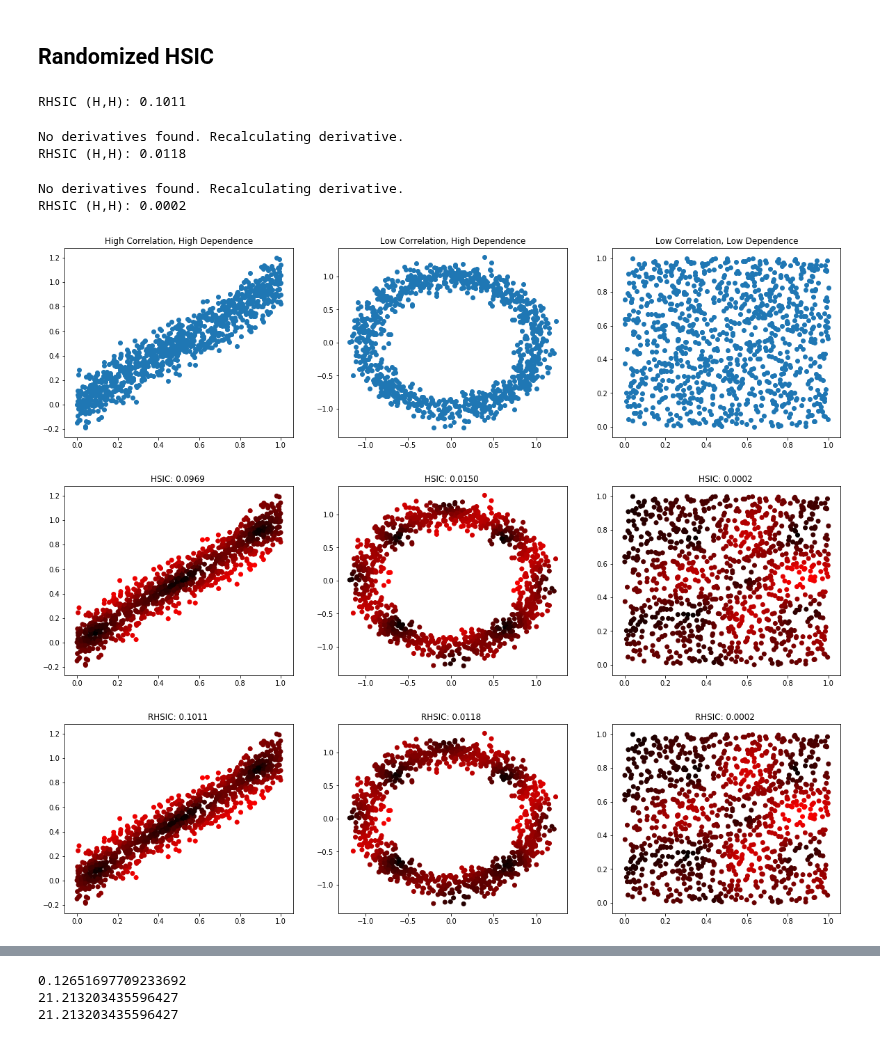
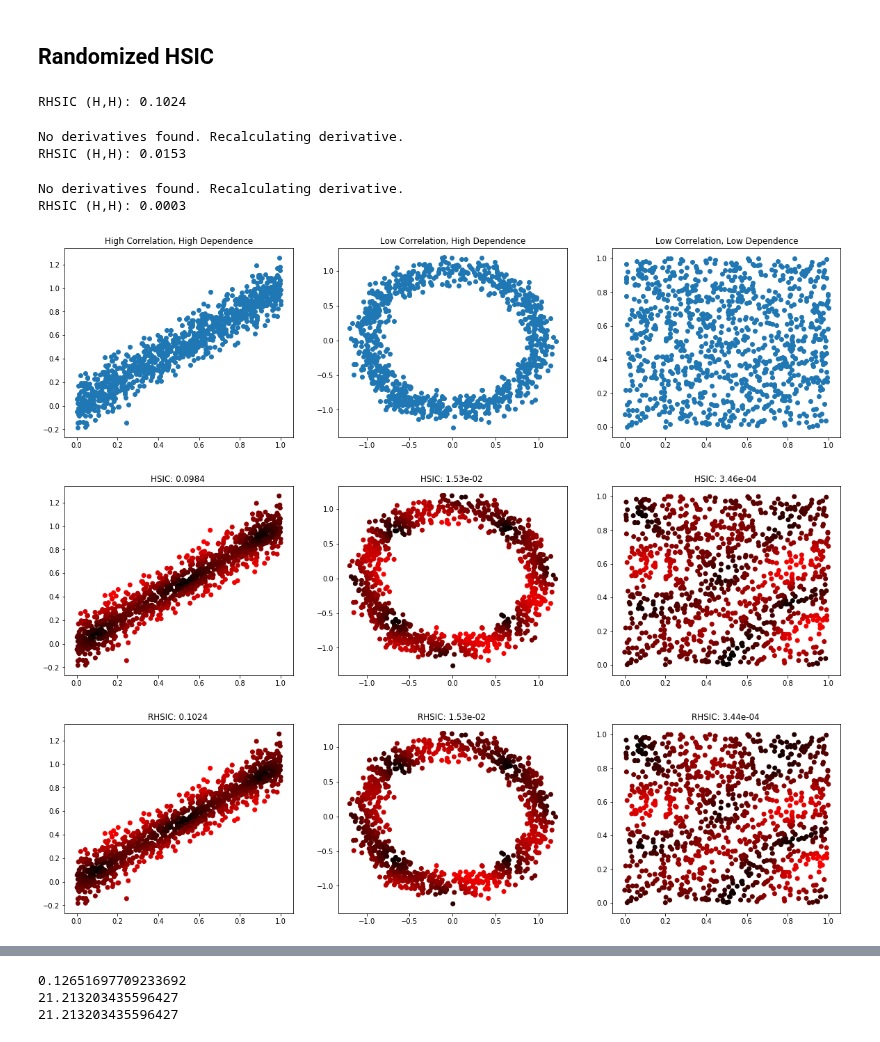
Before and after one commit to jejjohnson/kernellib, a Jupyter notebook: notebooks/development/dependence/demo_rhsic.ipynb, the cells around one changed output, grey strips where cells are left out. Drawn from its saved outputs; the diff is of its cells as text; code cells hidden in the pictures.

Commit message:
Updated HSIC Figures. Cleaned/Streamlined Functions.

```diff
--- a/notebooks/development/dependence/demo_rhsic.ipynb
+++ b/notebooks/development/dependence/demo_rhsic.ipynb
@@ -73,0 +100,10 @@ sens = dict()
+# %%
+hsic_model = HSIC(kernel='lin', random_state=1234)
+
+hsic_model.fit(x3, y3);
+
+hsic_vals['ll'] = hsic_model.hsic_value
+# sens['hh'] = hsic_model.sensitivity()
+
+# hsic value
+print(f"HSIC (L,L): {hsic_vals['ll']}")
@@ -153,7 +194,7 @@ plt.show()
 # %% [markdown]
 ## Randomized HSIC
 # %%
-rhsic_model = RHSIC(kernel='rbf', n_features=100, random_state=None)
+rhsic_model = RHSIC(kernel_approx='rff', n_features=100, random_state=1234)
 
 rhsic_model.fit(x1, y1);
 
@@ -164,9 +205,9 @@ sens['rhh'] = rhsic_model.sensitivity()
 # hsic value
 print(f"RHSIC (H,H): {rhsic_model.hsic_value:.4f}")
 # %% [output]
-RHSIC (H,H): 0.1011
+RHSIC (H,H): 0.1024
 # %%
-rhsic_model = RHSIC(kernel='rbf', n_features=50, random_state=None)
+rhsic_model = RHSIC(kernel_approx='rff', n_features=50, random_state=1234)
 
 rhsic_model.fit(x2, y2);
 
@@ -178,9 +219,9 @@ sens['rlh'] = rhsic_model.sensitivity()
 print(f"RHSIC (H,H): {rhsic_model.hsic_value:.4f}")
 # %% [output]
 No derivatives found. Recalculating derivative.
-RHSIC (H,H): 0.0118
+RHSIC (H,H): 0.0153
 # %%
-rhsic_model = RHSIC(kernel='rbf', n_features=50, random_state=None)
+rhsic_model = RHSIC(kernel_approx='rff', n_features=50, random_state=1234)
 
 rhsic_model.fit(x3, y3);
 
@@ -192,7 +233,7 @@ sens['rll'] = rhsic_model.sensitivity()
 print(f"RHSIC (H,H): {rhsic_model.hsic_value:.4f}")
 # %% [output]
 No derivatives found. Recalculating derivative.
-RHSIC (H,H): 0.0002
+RHSIC (H,H): 0.0003
 # %%
 fig, ax = plt.subplots(figsize=(20,5), nrows=1, ncols=3)
 
@@ -219,40 +260,40 @@ cmap=LinearSegmentedColormap.from_list('mycmap', my_colors)
 
 
 ax[0].scatter(x1, y1, c=sens['hh'], cmap=cmap)
 ax[0].set_title(f"HSIC: {hsic_vals['hh']:.4f} ")
 
 ax[1].scatter(x2, y2, c=sens['lh'], cmap=cmap)
-ax[1].set_title(f"HSIC: {hsic_vals['lh']:.4f} ")
+ax[1].set_title(f"HSIC: {hsic_vals['lh']:.2e} ")
 
 ax[2].scatter(x3, y3, c=sens['ll'], cmap=cmap)
-ax[2].set_title(f"HSIC: {hsic_vals['ll']:.4f} ")
+ax[2].set_title(f"HSIC: {hsic_vals['ll']:.2e} ")
 
 plt.show()
 
 fig, ax = plt.subplots(figsize=(20,5), nrows=1, ncols=3)
 
 my_colors = [
     '#000000',
     '#ff0000',
 ]
 
 cmap=LinearSegmentedColormap.from_list('mycmap', my_colors)
 
 
 ax[0].scatter(x1, y1, c=sens['rhh'], cmap=cmap)
 ax[0].set_title(f"RHSIC: {hsic_vals['rhh']:.4f} ")
 
 ax[1].scatter(x2, y2, c=sens['rlh'], cmap=cmap)
-ax[1].set_title(f"RHSIC: {hsic_vals['rlh']:.4f} ")
+ax[1].set_title(f"RHSIC: {hsic_vals['rlh']:.2e} ")
 
 ax[2].scatter(x3, y3, c=sens['rll'], cmap=cmap)
-ax[2].set_title(f"RHSIC: {hsic_vals['rll']:.4f} ")
+ax[2].set_title(f"RHSIC: {hsic_vals['rll']:.2e} ")
 
 plt.show()
 # %% [output]
-[figure, old version]
+[figure, new version]
-[figure, old version]
+[figure, new version]
-[figure, old version]
+[figure, new version]
 # %%
 %%time
 
```
Also changed, not shown: parts of 11 cells of this notebook, 6 other files.
